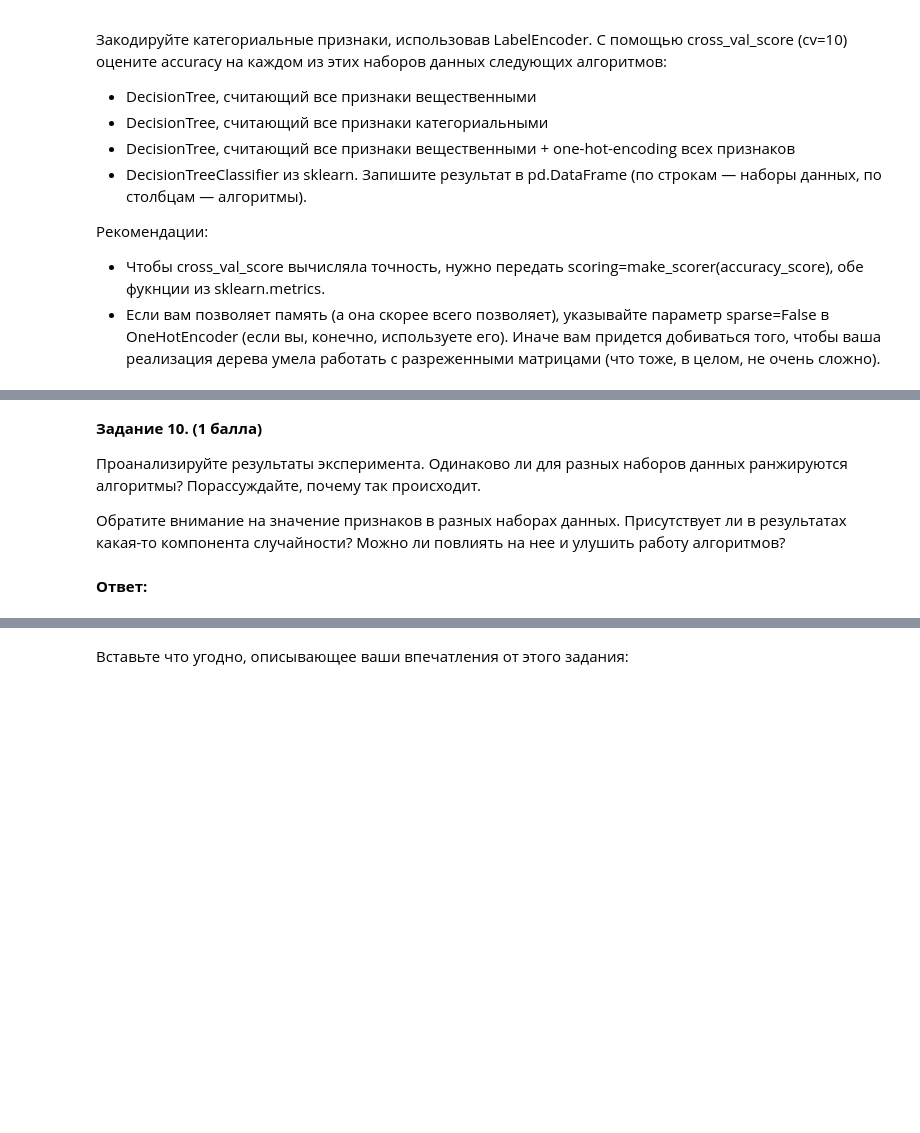
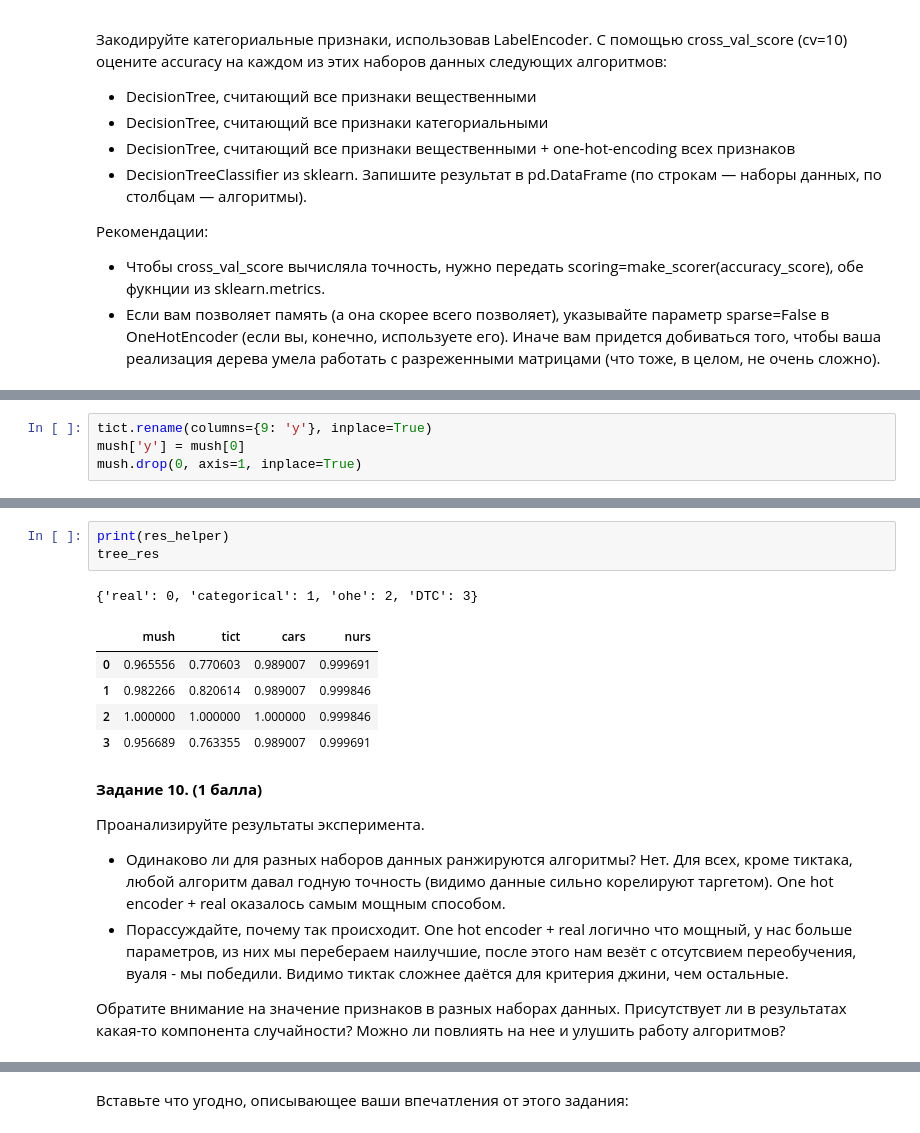
Before and after one commit to Panesher/Machine-Learning, a Jupyter notebook: HW-5/homework-practice-05-trees.ipynb, the cells around one changed output, grey strips where cells are left out. Drawn from its saved outputs; the diff is of its cells as text; blank space fills up the shorter version.

```diff
--- a/HW-5/homework-practice-05-trees.ipynb
+++ b/HW-5/homework-practice-05-trees.ipynb
@@ -274,0 +325,4 @@ __Задание 9. (2 балла)__
+# %%
+tict.rename(columns={9: 'y'}, inplace=True)
+mush['y'] = mush[0]
+mush.drop(0, axis=1, inplace=True)
@@ -275,12 +356,20 @@ __Задание 9. (2 балла)__
+# %%
+print(res_helper)
+tree_res
+# %% [output]
+{'real': 0, 'categorical': 1, 'ohe': 2, 'DTC': 3}
+|  | mush | tict | cars | nurs |
+| 0 | 0.965556 | 0.770603 | 0.989007 | 0.999691 |
+| 1 | 0.982266 | 0.820614 | 0.989007 | 0.999846 |
+| 2 | 1.000000 | 1.000000 | 1.000000 | 0.999846 |
+| 3 | 0.956689 | 0.763355 | 0.989007 | 0.999691 |
 # %% [markdown]
 __Задание 10. (1 балла)__
 
 Проанализируйте результаты эксперимента.
-Одинаково ли для разных наборов данных ранжируются алгоритмы?
-Порассуждайте, почему так происходит.
+* Одинаково ли для разных наборов данных ранжируются алгоритмы? Нет. Для всех, кроме тиктака, любой алгоритм давал годную точность (видимо данные сильно корелируют таргетом). One hot encoder + real оказалось самым мощным способом.
+* Порассуждайте, почему так происходит. One hot encoder + real логично что мощный, у нас больше параметров, из них мы перебераем наилучшие, после этого нам везёт с отсутсвием переобучения, вуаля - мы победили. Видимо тиктак сложнее даётся для критерия джини, чем остальные.
 
 Обратите внимание на значение признаков в разных наборах данных.
 Присутствует ли в результатах какая-то компонента случайности?
 Можно ли повлиять на нее и улушить работу алгоритмов?
-# %% [markdown]
-**Ответ:**
```
Also changed, not shown: parts of 19 cells of this notebook, 1 other file.
